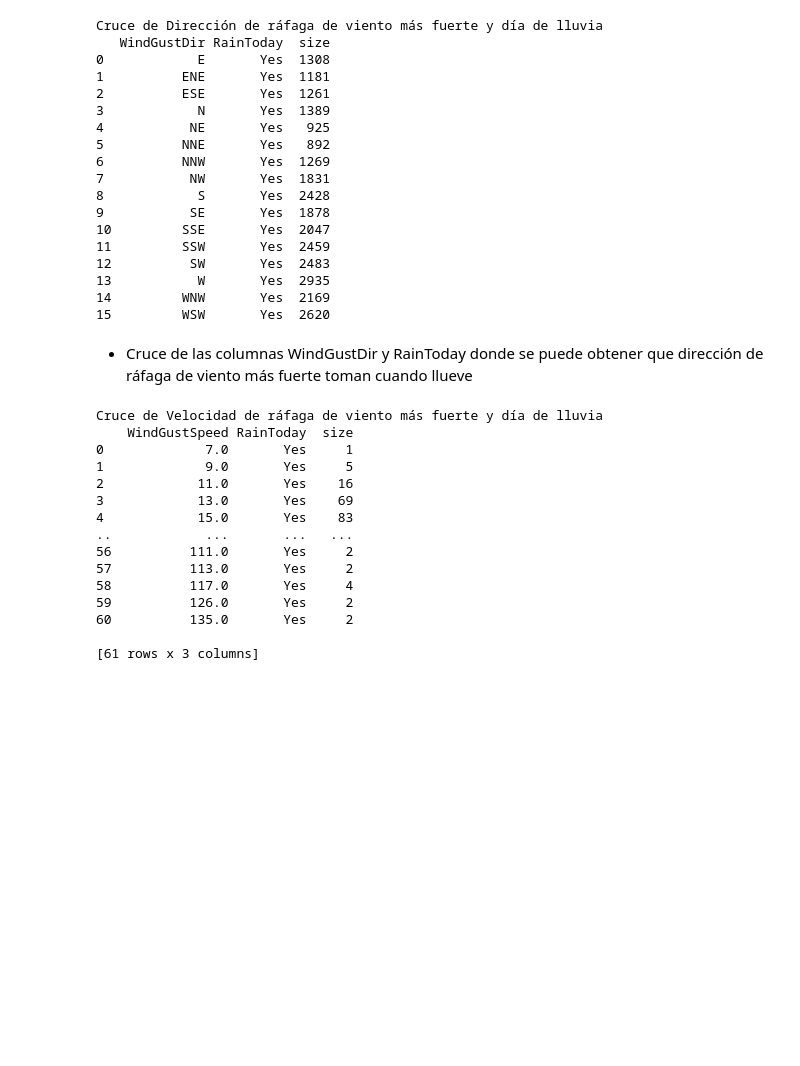
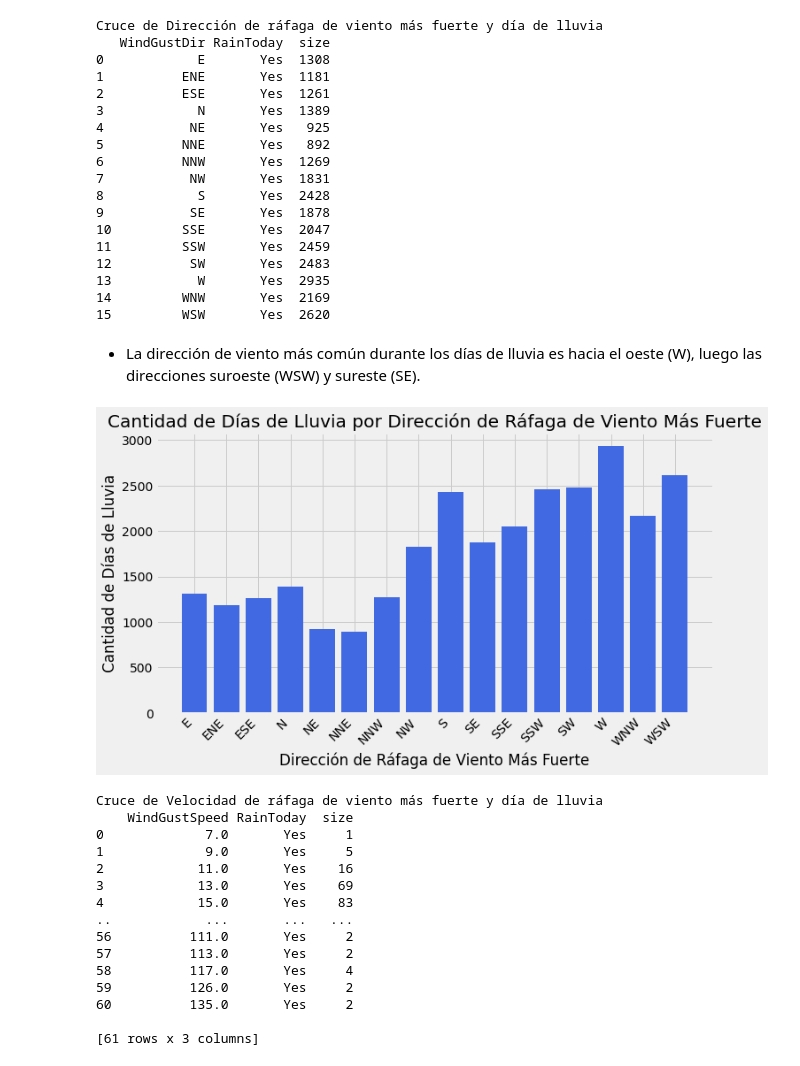
Before and after one commit to xmorh/mineriaDatos, a Jupyter notebook: Entrega1.ipynb, the cells around one changed output. Saved outputs shown, nothing was run; the diff lists cells and outputs as text; code cells hidden in the pictures; blank space fills up the shorter version.

```diff
--- a/Entrega1.ipynb
+++ b/Entrega1.ipynb
@@ -529,8 +556,20 @@ Cruce de Dirección de ráfaga de viento más fuerte y día de lluvia
 13           W       Yes  2935
 14         WNW       Yes  2169
 15         WSW       Yes  2620
-# %% [markdown]
-* Cruce de las columnas WindGustDir y RainToday donde se puede obtener que dirección de ráfaga de viento más fuerte toman cuando llueve
+# %% [markdown]
+
+* La dirección de viento más común durante los días de lluvia es hacia el oeste (W), luego las direcciones suroeste (WSW) y sureste (SE).
+# %%
+plt.figure(figsize=(10, 6))
+plt.bar(dirección_viento_lluvia["WindGustDir"], dirección_viento_lluvia["size"], color='royalblue')
+plt.xlabel('Dirección de Ráfaga de Viento Más Fuerte')
+plt.ylabel('Cantidad de Días de Lluvia')
+plt.title('Cantidad de Días de Lluvia por Dirección de Ráfaga de Viento Más Fuerte')
+plt.xticks(rotation=45, ha='right')
+plt.tight_layout()
+plt.show()
+# %% [output]
+[figure, added]
 # %%
 data_lluvia = data[data["RainToday"] == "Yes"]
 
```
Also changed, not shown: parts of 6 cells of this notebook.
